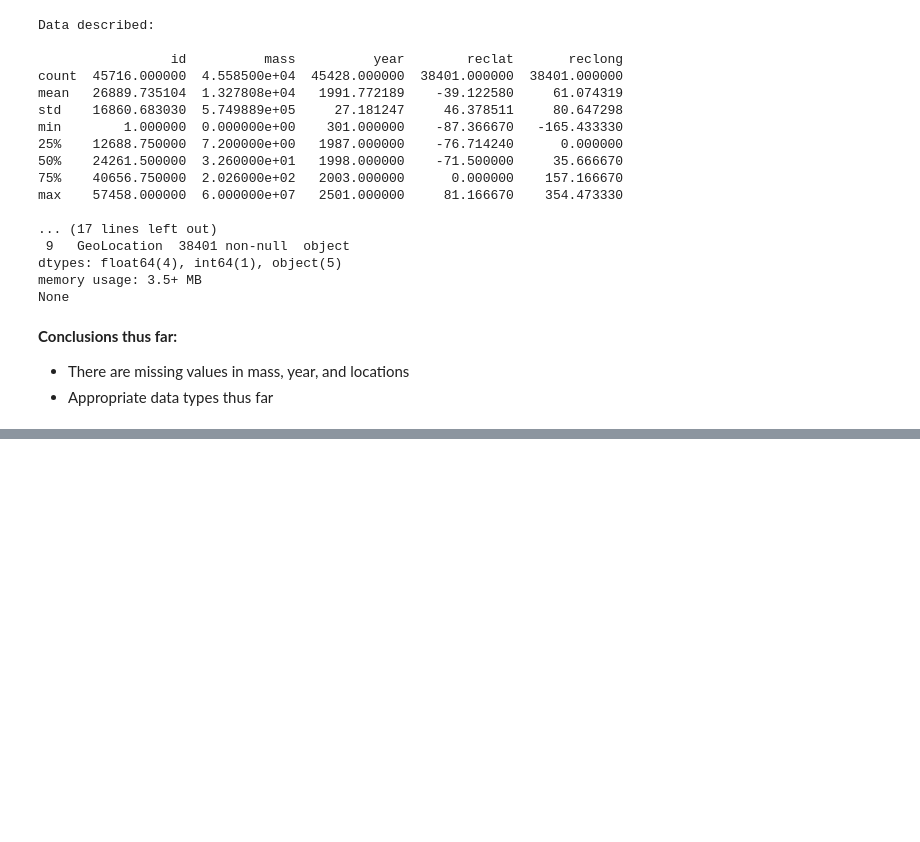
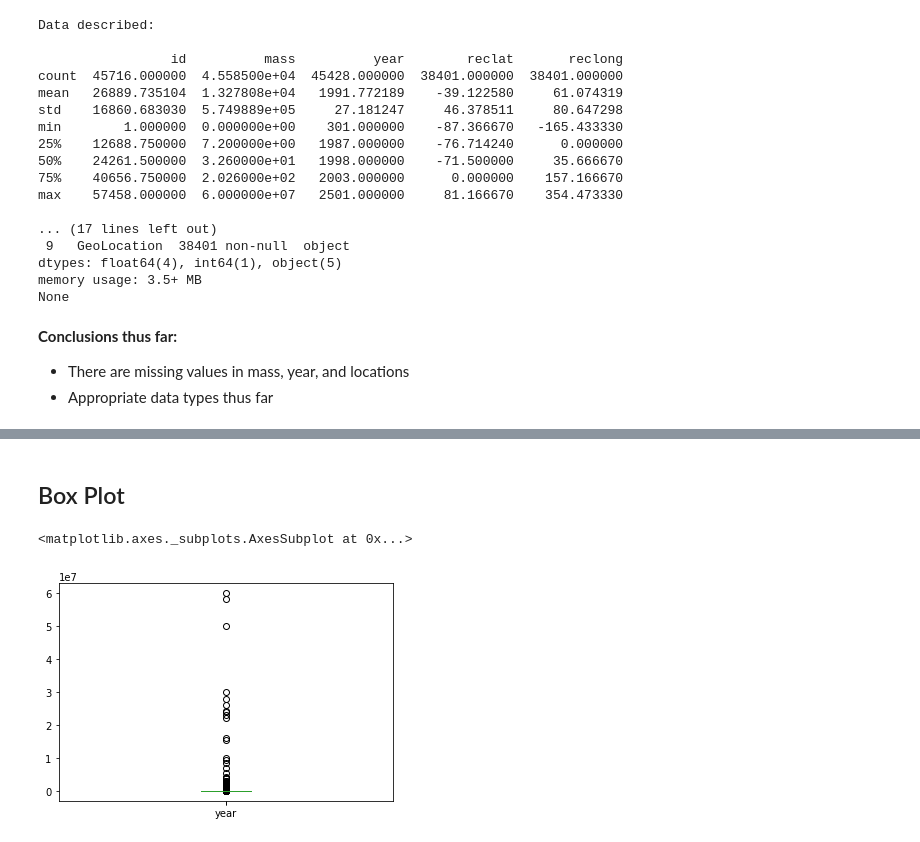
Before and after one commit to RobotGyal/Project-Impact-v1, a Jupyter notebook: analysis/analysis.ipynb, the cells around one changed output, grey strips where cells are left out. Drawn from its saved outputs; the diff is of its cells as text; code cells hidden in the pictures; blank space fills up the shorter version.

```diff
--- a/analysis/analysis.ipynb
+++ b/analysis/analysis.ipynb
@@ -72,0 +154,8 @@ __Conclusions thus far:__
+# %% [markdown]
+## Box Plot
+# %%
+data['mass'].plot.box()
+data['year'].plot.box()
+# %% [output]
+<matplotlib.axes._subplots.AxesSubplot at 0x...>
+[figure, added]
```
Also changed, not shown: parts of 16 cells of this notebook.
